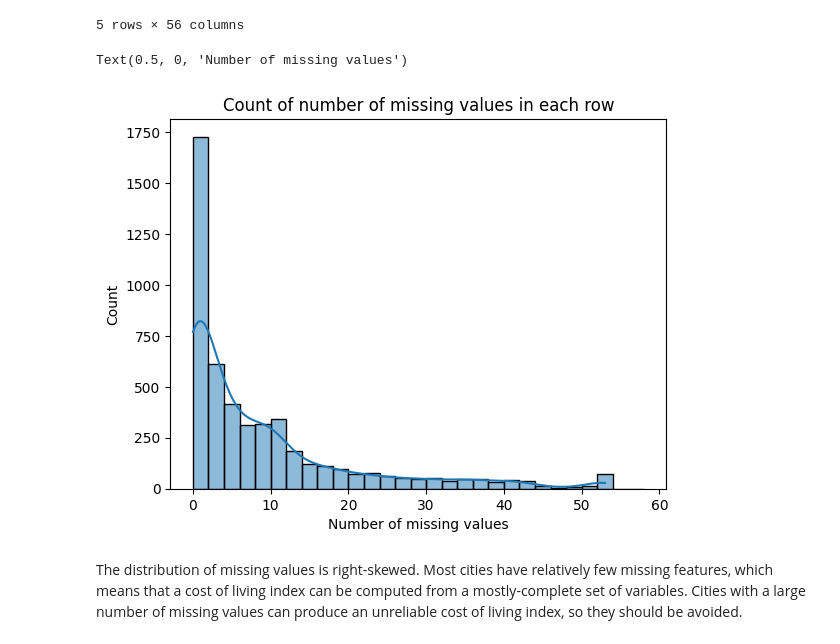
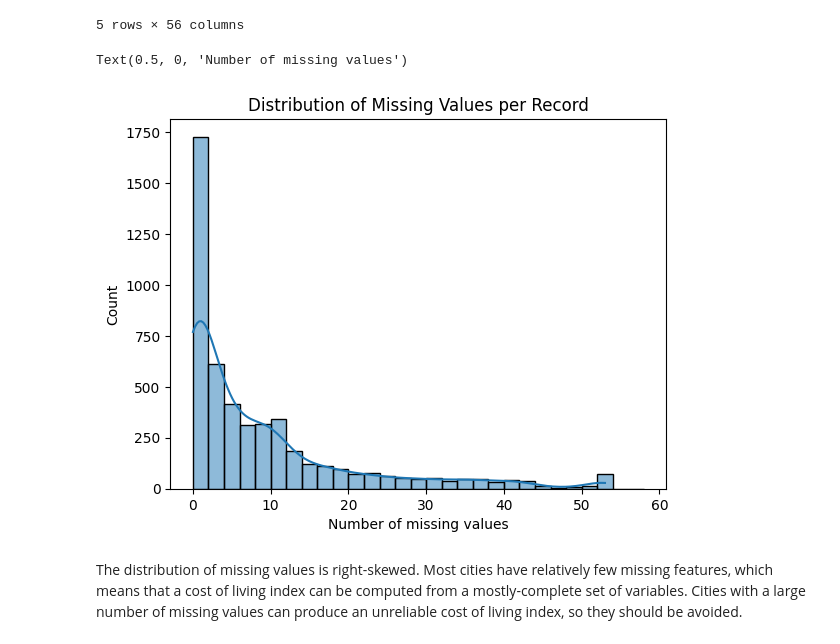
Before and after one commit to dudghks/cs301project, a Jupyter notebook: CS301_Project_Milestone_2.ipynb, the cells around one changed output. Drawn from its saved outputs; the diff is of its cells as text; code cells hidden in the pictures.

```diff
--- a/CS301_Project_Milestone_2.ipynb
+++ b/CS301_Project_Milestone_2.ipynb
@@ -21,8 +21,8 @@ import matplotlib.pyplot as plt
 import seaborn as sns
 import numpy as np
 
-happiness = pd.read_csv('/content/train.csv')
-cost = pd.read_csv('/content/cost-of-living_v2.csv')
+happiness = pd.read_csv('content/train.csv')
+cost = pd.read_csv('content/cost-of-living_v2.csv')
 
 happiness = happiness.drop('Cost_of_Living_Index', axis=1) # We will be calculating our own cost of living index using the cost dataset.
 # %% [markdown]
@@ -252,11 +253,11 @@ cost[cost['data_quality'] == 0].head(5)
 cost['missing_count'] = cost.isna().sum(axis=1)
 # %%
 sns.histplot(cost['missing_count'], kde=True, bins=np.arange(0, 60, 2))
-plt.title('Count of number of missing values in each row')
+plt.title('Distribution of Missing Values per Record')
 plt.xlabel('Number of missing values')
 # %% [output]
 Text(0.5, 0, 'Number of missing values')
-[figure, old version]
+[figure, new version]
 # %% [markdown]
 The distribution of missing values is right-skewed. Most cities have relatively few missing features, which means that a cost of living index can be computed from a mostly-complete set of variables. Cities with a large number of missing values can produce an unreliable cost of living index, so they should be avoided.
 # %% [markdown]
```
Also changed, not shown: parts of 21 cells of this notebook, 4 other files.
